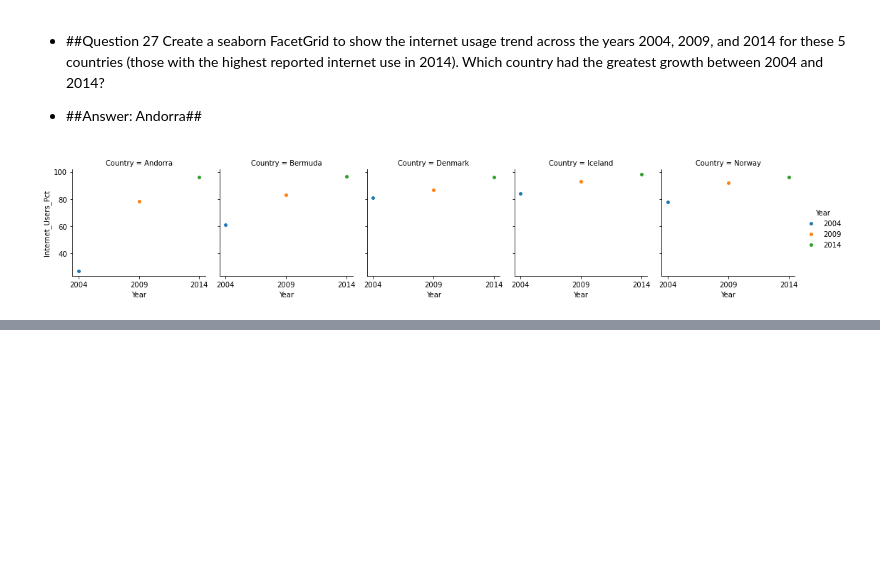
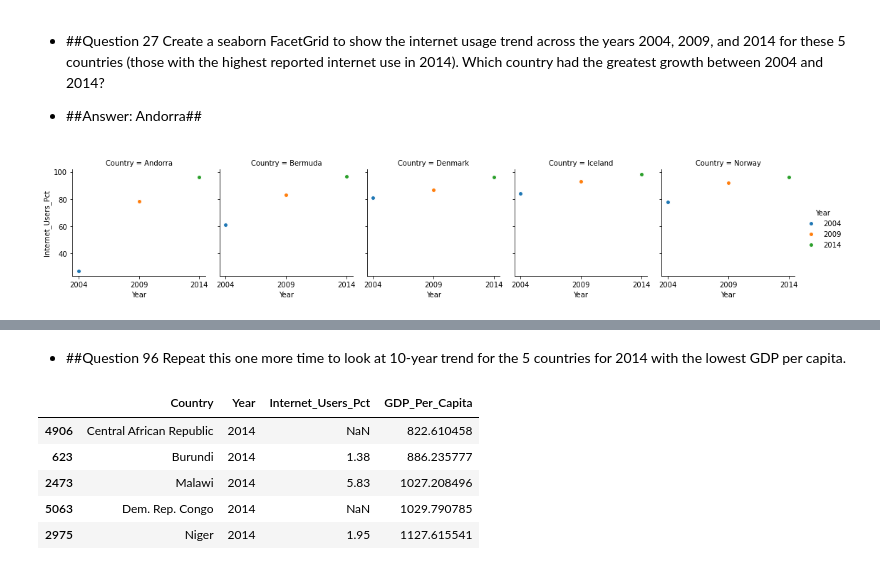
Before and after one commit to NSS-Full-Time-Data-Analytics-7/gdp-and-internet-usage-LaurenDellaRusso, a Jupyter notebook: notebooks/UN _data.ipynb, the cells around one changed output, grey strips where cells are left out. Cells and saved outputs as stored; diff of their text form; code cells hidden in the pictures; blank space fills up the shorter version.

```diff
--- a/notebooks/UN _data.ipynb
+++ b/notebooks/UN _data.ipynb
@@ -626,0 +625,11 @@ graph.map_dataframe(plt.scatter, 'Year', 'GDP_Per_Capita', edgecolor ="w").add_l
+# %% [markdown]
+ - ##Question 96  Repeat this one more time to look at 10-year trend for the 5 countries for 2014 with the lowest GDP per capita.
+# %%
+year14_df.sort_values(by = 'GDP_Per_Capita', ascending = True).head()
+# %% [output]
+|  | Country | Year | Internet_Users_Pct | GDP_Per_Capita |
+| 4906 | Central African Republic | 2014 | NaN | 822.610458 |
+| 623 | Burundi | 2014 | 1.38 | 886.235777 |
+| 2473 | Malawi | 2014 | 5.83 | 1027.208496 |
+| 5063 | Dem. Rep. Congo | 2014 | NaN | 1029.790785 |
+| 2975 | Niger | 2014 | 1.95 | 1127.615541 |
```
Also changed, not shown: parts of 35 cells of this notebook.
